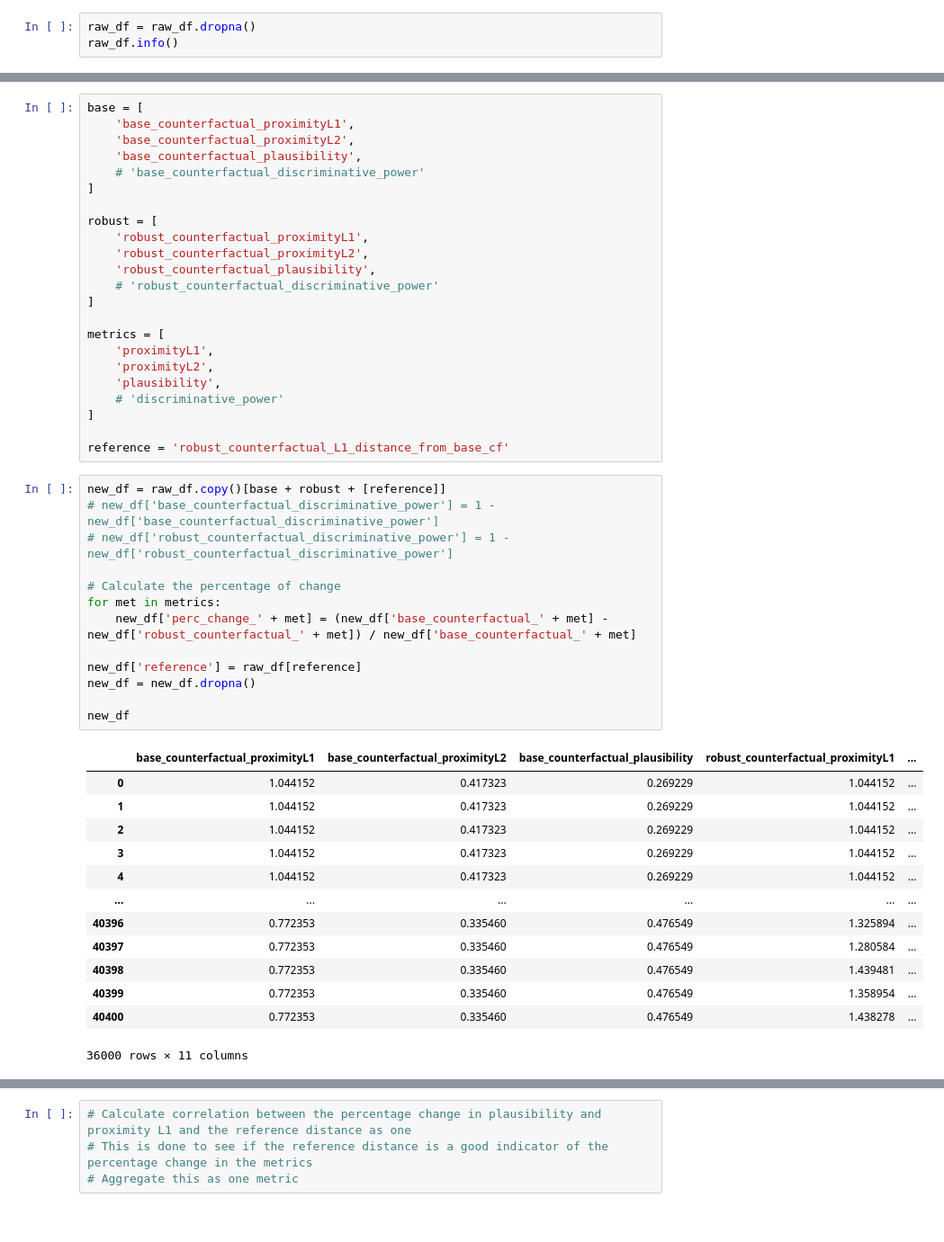
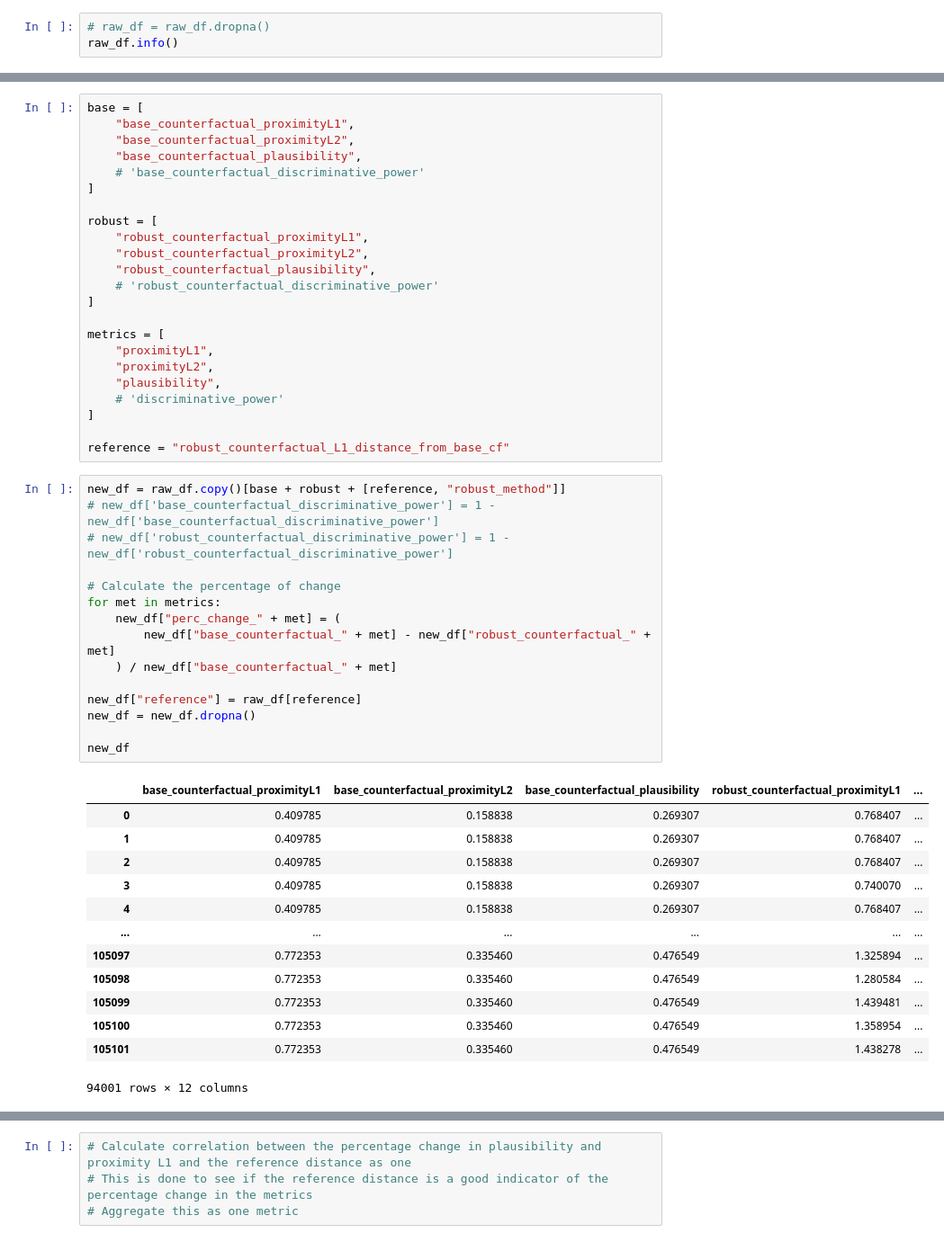
Before and after one commit to istepka/betarce, a Jupyter notebook: src/notebooks/rebuttal_correlation.ipynb, the cells around one changed output, grey strips where cells are left out. Shown: that part at 90% size. Saved outputs shown, nothing was run; the diff lists cells and outputs as text.

```diff
--- a/src/notebooks/rebuttal_correlation.ipynb
+++ b/src/notebooks/rebuttal_correlation.ipynb
@@ -80,5 +173,5 @@ raw_df = process_results(results_path)
 # %%
-raw_df = raw_df.dropna()
+# raw_df = raw_df.dropna()
 raw_df.info()
 # %% [output]
 <class 'pandas.core.frame.DataFrame'>
@@ -101,50 +200,52 @@ memory usage: 13.7+ MB
 # %%
 base = [
-    'base_counterfactual_proximityL1',
-    'base_counterfactual_proximityL2',
-    'base_counterfactual_plausibility',
+    "base_counterfactual_proximityL1",
+    "base_counterfactual_proximityL2",
+    "base_counterfactual_plausibility",
     # 'base_counterfactual_discriminative_power'
 ]
 
 robust = [
-    'robust_counterfactual_proximityL1',
-    'robust_counterfactual_proximityL2',
-    'robust_counterfactual_plausibility',
+    "robust_counterfactual_proximityL1",
+    "robust_counterfactual_proximityL2",
+    "robust_counterfactual_plausibility",
     # 'robust_counterfactual_discriminative_power'
 ]
 
 metrics = [
-    'proximityL1',
-    'proximityL2',
-    'plausibility',
+    "proximityL1",
+    "proximityL2",
+    "plausibility",
     # 'discriminative_power'
 ]
 
-reference = 'robust_counterfactual_L1_distance_from_base_cf'
+reference = "robust_counterfactual_L1_distance_from_base_cf"
 # %%
-new_df = raw_df.copy()[base + robust + [reference]]
+new_df = raw_df.copy()[base + robust + [reference, "robust_method"]]
 # new_df['base_counterfactual_discriminative_power'] = 1 - new_df['base_counterfactual_discriminative_power']
 # new_df['robust_counterfactual_discriminative_power'] = 1 - new_df['robust_counterfactual_discriminative_power']
 
 # Calculate the percentage of change
 for met in metrics:
-    new_df['perc_change_' + met] = (new_df['base_counterfactual_' + met] - new_df['robust_counterfactual_' + met]) / new_df['base_counterfactual_' + met]
+    new_df["perc_change_" + met] = (
+        new_df["base_counterfactual_" + met] - new_df["robust_counterfactual_" + met]
+    ) / new_df["base_counterfactual_" + met]
 
-new_df['reference'] = raw_df[reference]
+new_df["reference"] = raw_df[reference]
 new_df = new_df.dropna()
 
 new_df
 # %% [output]
 |  | base_counterfactual_proximityL1 | base_counterfactual_proximityL2 | base_counterfactual_plausibility | robust_counterfactual_proximityL1 | ... |
-| 0 | 1.044152 | 0.417323 | 0.269229 | 1.044152 | ... |
-| 1 | 1.044152 | 0.417323 | 0.269229 | 1.044152 | ... |
-| 2 | 1.044152 | 0.417323 | 0.269229 | 1.044152 | ... |
-| 3 | 1.044152 | 0.417323 | 0.269229 | 1.044152 | ... |
-| 4 | 1.044152 | 0.417323 | 0.269229 | 1.044152 | ... |
+| 0 | 0.409785 | 0.158838 | 0.269307 | 0.768407 | ... |
+| 1 | 0.409785 | 0.158838 | 0.269307 | 0.768407 | ... |
+| 2 | 0.409785 | 0.158838 | 0.269307 | 0.768407 | ... |
+| 3 | 0.409785 | 0.158838 | 0.269307 | 0.740070 | ... |
+| 4 | 0.409785 | 0.158838 | 0.269307 | 0.768407 | ... |
 | ... | ... | ... | ... | ... | ... |
-| 40396 | 0.772353 | 0.335460 | 0.476549 | 1.325894 | ... |
-| 40397 | 0.772353 | 0.335460 | 0.476549 | 1.280584 | ... |
-| 40398 | 0.772353 | 0.335460 | 0.476549 | 1.439481 | ... |
-| 40399 | 0.772353 | 0.335460 | 0.476549 | 1.358954 | ... |
-| 40400 | 0.772353 | 0.335460 | 0.476549 | 1.438278 | ... |
+| 105097 | 0.772353 | 0.335460 | 0.476549 | 1.325894 | ... |
+| 105098 | 0.772353 | 0.335460 | 0.476549 | 1.280584 | ... |
+| 105099 | 0.772353 | 0.335460 | 0.476549 | 1.439481 | ... |
+| 105100 | 0.772353 | 0.335460 | 0.476549 | 1.358954 | ... |
+| 105101 | 0.772353 | 0.335460 | 0.476549 | 1.438278 | ... |
-36000 rows × 11 columns
+94001 rows × 12 columns
```
Also changed, not shown: parts of 12 cells of this notebook, 1 other file.
